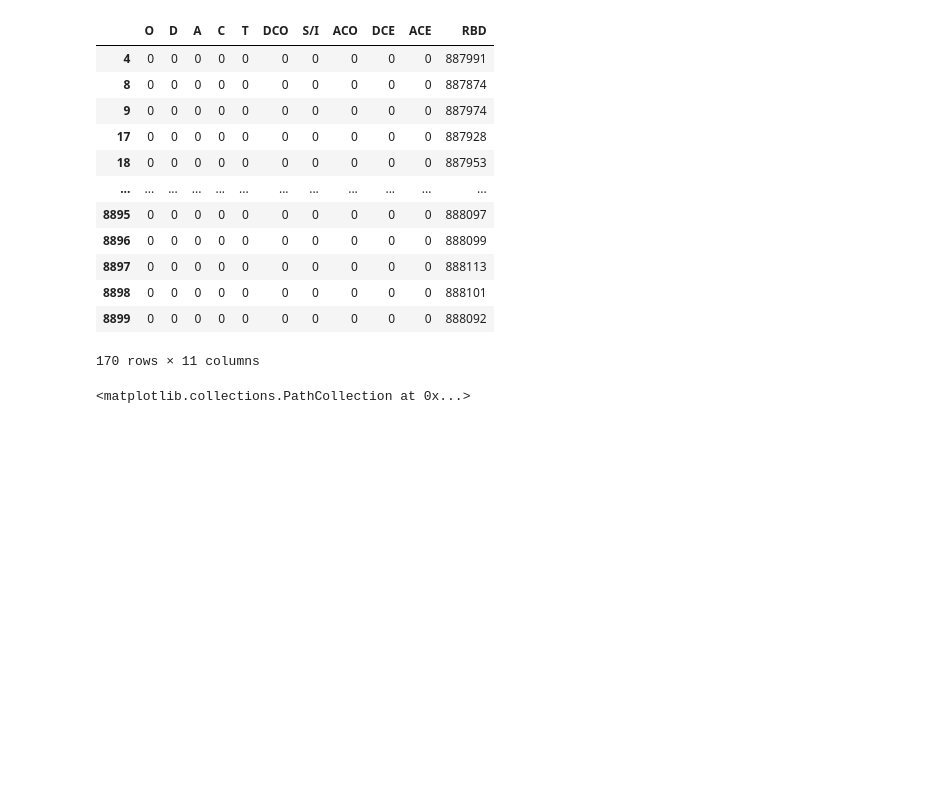
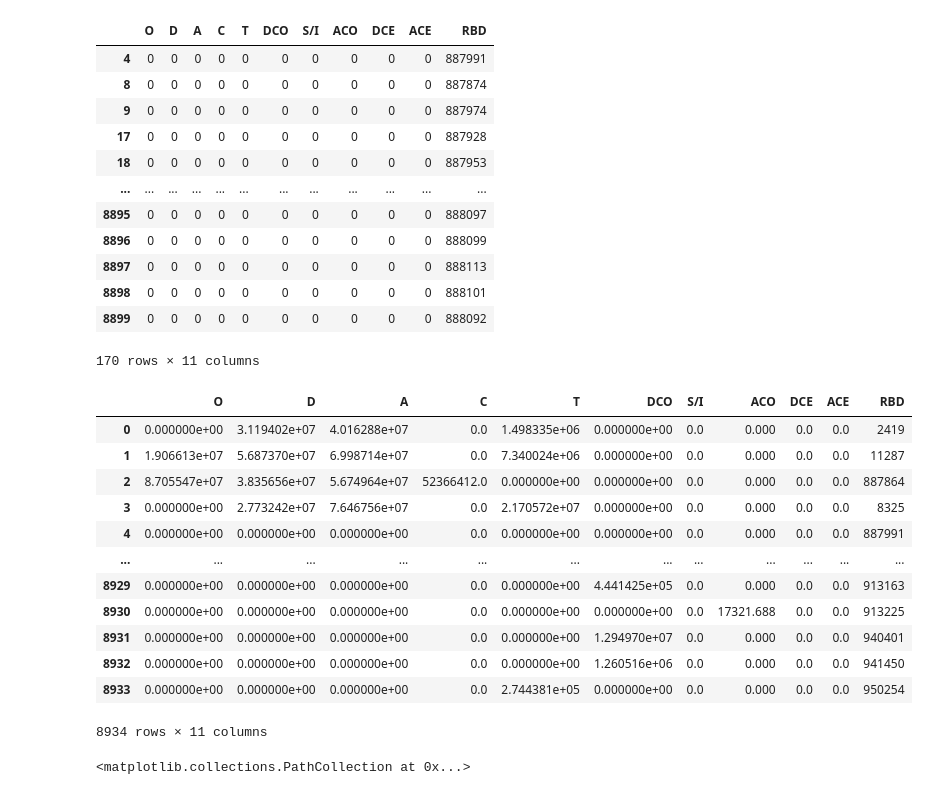
Before and after one commit to rbenatuilv/Junaeb-IMT-Capstone, a Jupyter notebook: costs_analysis_2019.ipynb, the cells around one changed output. Saved outputs shown, nothing was run; the diff lists cells and outputs as text; code cells hidden in the pictures; blank space fills up the shorter version.

Commit message:
added dataframe total_pagado and changes in comparison 2020 vs 2019

```diff
--- a/costs_analysis_2019.ipynb
+++ b/costs_analysis_2019.ipynb
@@ -101,6 +101,7 @@ print(rbds)
 # %%
 raciones = {ser: [] for ser in services}
 precios = {ser: [] for ser in services}
+total_pagado = {ser: [] for ser in services}
 unitary_prices = {ser: [] for ser in services} # auxiliar para gráficar
 
 for rbd in rbds:
@@ -109,22 +110,27 @@ for rbd in rbds:
         if ser in selected_data['Servicio'].unique():
             raciones_servicio = selected_data[selected_data['Servicio'] == ser]['TotalRacEqAsigMes']
             precios_servicio = selected_data[selected_data['Servicio'] == ser]['Precio']
+            pagado_servicio = (precios_servicio*raciones_servicio).sum()
 
             if raciones_servicio.sum() != 0:
                 raciones[ser].append(raciones_servicio.sum())
-                precios[ser].append((precios_servicio*raciones_servicio).sum()/raciones_servicio.sum()) # Promedio ponderado de precio_por_racion
-                unitary_prices[ser].append(((precios_servicio*raciones_servicio).sum()/raciones_servicio.sum(), raciones_servicio.sum()))
+                precios[ser].append(pagado_servicio/raciones_servicio.sum()) # Promedio ponderado de precio_por_racion
+                total_pagado[ser].append(pagado_servicio)
+                unitary_prices[ser].append((pagado_servicio/raciones_servicio.sum(), raciones_servicio.sum()))
             else:
                 raciones[ser].append(0)
                 precios[ser].append(0)
+                total_pagado[ser].append(0)
                 unitary_prices[ser].append((0,0))
         else:
             raciones[ser].append(0)
             precios[ser].append(0)
+            total_pagado[ser].append(0)
             unitary_prices[ser].append((0,0))
 
 raciones['RBD'] = list(rbds)
 precios['RBD'] = list(rbds)
+total_pagado['RBD'] = list(rbds)
 unitary_prices['RBD'] = list(rbds)
 # %%
 raciones = pd.DataFrame.from_dict(raciones)
@@ -190,6 +196,23 @@ raciones[raciones.loc[:,['O', 'D', 'A', 'C', 'T', 'DCO', 'S/I', 'ACO', 'DCE', 'A
 | 8898 | 0 | 0 | 0 | 0 | 0 | 0 | 0 | 0 | 0 | 0 | 888101 |
 | 8899 | 0 | 0 | 0 | 0 | 0 | 0 | 0 | 0 | 0 | 0 | 888092 |
 170 rows × 11 columns
+# %%
+total_pagado = pd.DataFrame.from_dict(total_pagado) # Data con lo pagado por servicio
+total_pagado
+# %% [output]
+|  | O | D | A | C | T | DCO | S/I | ACO | DCE | ACE | RBD |
+| 0 | 0.000000e+00 | 3.119402e+07 | 4.016288e+07 | 0.0 | 1.498335e+06 | 0.000000e+00 | 0.0 | 0.000 | 0.0 | 0.0 | 2419 |
+| 1 | 1.906613e+07 | 5.687370e+07 | 6.998714e+07 | 0.0 | 7.340024e+06 | 0.000000e+00 | 0.0 | 0.000 | 0.0 | 0.0 | 11287 |
+| 2 | 8.705547e+07 | 3.835656e+07 | 5.674964e+07 | 52366412.0 | 0.000000e+00 | 0.000000e+00 | 0.0 | 0.000 | 0.0 | 0.0 | 887864 |
+| 3 | 0.000000e+00 | 2.773242e+07 | 7.646756e+07 | 0.0 | 2.170572e+07 | 0.000000e+00 | 0.0 | 0.000 | 0.0 | 0.0 | 8325 |
+| 4 | 0.000000e+00 | 0.000000e+00 | 0.000000e+00 | 0.0 | 0.000000e+00 | 0.000000e+00 | 0.0 | 0.000 | 0.0 | 0.0 | 887991 |
+| ... | ... | ... | ... | ... | ... | ... | ... | ... | ... | ... | ... |
+| 8929 | 0.000000e+00 | 0.000000e+00 | 0.000000e+00 | 0.0 | 0.000000e+00 | 4.441425e+05 | 0.0 | 0.000 | 0.0 | 0.0 | 913163 |
+| 8930 | 0.000000e+00 | 0.000000e+00 | 0.000000e+00 | 0.0 | 0.000000e+00 | 0.000000e+00 | 0.0 | 17321.688 | 0.0 | 0.0 | 913225 |
+| 8931 | 0.000000e+00 | 0.000000e+00 | 0.000000e+00 | 0.0 | 0.000000e+00 | 1.294970e+07 | 0.0 | 0.000 | 0.0 | 0.0 | 940401 |
+| 8932 | 0.000000e+00 | 0.000000e+00 | 0.000000e+00 | 0.0 | 0.000000e+00 | 1.260516e+06 | 0.0 | 0.000 | 0.0 | 0.0 | 941450 |
+| 8933 | 0.000000e+00 | 0.000000e+00 | 0.000000e+00 | 0.0 | 2.744381e+05 | 0.000000e+00 | 0.0 | 0.000 | 0.0 | 0.0 | 950254 |
+8934 rows × 11 columns
 # %%
 new_list = [values for key, values in  unitary_prices.items() if key in services]
 
```
Also changed, not shown: parts of 4 cells of this notebook.
